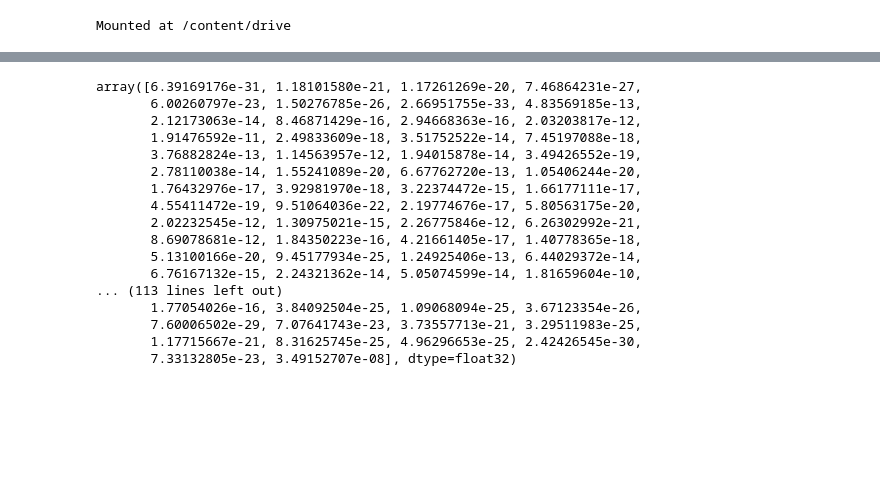
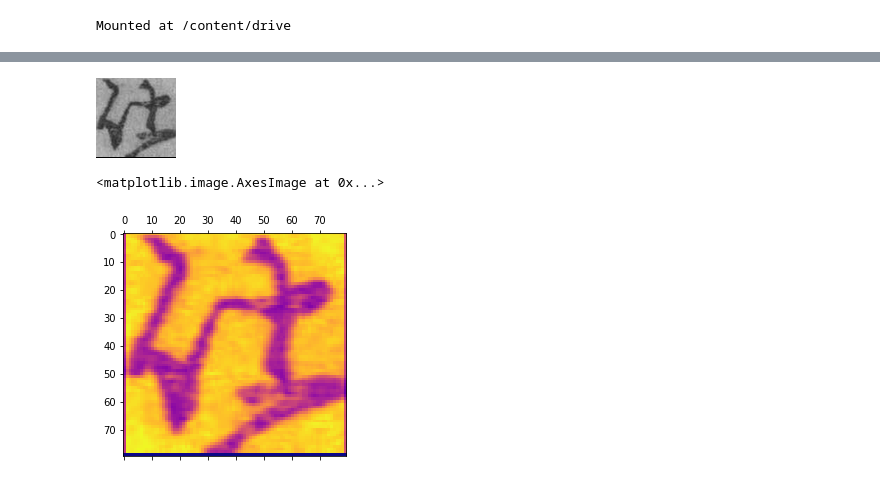
Before and after one commit to stlanier/Flatiron-School-Capstone-Project, a Jupyter notebook: notebooks/3_baseline_cnn.ipynb, the cells around one changed output, grey strips where cells are left out. Drawn from its saved outputs; the diff is of its cells as text; code cells hidden in the pictures; blank space fills up the shorter version.

Commit message:
updated transfer learning and fcn; new visualizations in baseline model

```diff
--- a/notebooks/3_baseline_cnn.ipynb
+++ b/notebooks/3_baseline_cnn.ipynb
@@ -20,10 +24,10 @@ Mounted at /content/drive
 # with open('../data/resize/y.pkl', 'rb') as fp:
 #     y = pickle.load(fp)
 # %%
-with open('/content/drive/My Drive/Data/resize/X_80.pkl', 'rb') as fp:
+with open('/content/drive/My Drive/Data/padded/X_padded_80.pkl', 'rb') as fp:
   X_80 = pickle.load(fp)
 
 with open('/content/drive/My Drive/Data/resize/y.pkl', 'rb') as fp:
-  y = pickle.load(fp)
+  y_classes = pickle.load(fp)
 # %%
-y = np.array(pd.get_dummies(y))
+y = np.array(pd.get_dummies(y_classes))
@@ -140,21 +136,6 @@ visualize_training_results(history)
+# %%
+X_80_test[200]
+# %% [output]
+[figure, added]
 # %%
-yhat_test = model.predict(np.array(X_80_test).reshape(-1,80,80,1))
-yhat_test[0]
+activations = activation_model.predict(np.asarray(X_80_test[200]).reshape(80,80,1))
-# %% [output]
-array([6.39169176e-31, 1.18101580e-21, 1.17261269e-20, 7.46864231e-27,
-       6.00260797e-23, 1.50276785e-26, 2.66951755e-33, 4.83569185e-13,
-       2.12173063e-14, 8.46871429e-16, 2.94668363e-16, 2.03203817e-12,
-       1.91476592e-11, 2.49833609e-18, 3.51752522e-14, 7.45197088e-18,
-       3.76882824e-13, 1.14563957e-12, 1.94015878e-14, 3.49426552e-19,
-       2.78110038e-14, 1.55241089e-20, 6.67762720e-13, 1.05406244e-20,
-       1.76432976e-17, 3.92981970e-18, 3.22374472e-15, 1.66177111e-17,
-       4.55411472e-19, 9.51064036e-22, 2.19774676e-17, 5.80563175e-20,
-       2.02232545e-12, 1.30975021e-15, 2.26775846e-12, 6.26302992e-21,
-       8.69078681e-12, 1.84350223e-16, 4.21661405e-17, 1.40778365e-18,
-       5.13100166e-20, 9.45177934e-25, 1.24925406e-13, 6.44029372e-14,
-       6.76167132e-15, 2.24321362e-14, 5.05074599e-14, 1.81659604e-10,
-... (113 lines left out)
-       1.77054026e-16, 3.84092504e-25, 1.09068094e-25, 3.67123354e-26,
-       7.60006502e-29, 7.07641743e-23, 3.73557713e-21, 3.29511983e-25,
-       1.17715667e-21, 8.31625745e-25, 4.96296653e-25, 2.42426545e-30,
-       7.33132805e-23, 3.49152707e-08], dtype=float32)
@@ -160,0 +146,5 @@ array([6.39169176e-31, 1.18101580e-21, 1.17261269e-20, 7.46864231e-27,
+# %%
+plt.matshow(activations[1][:, :, 0, 10], cmap='plasma')
+# %% [output]
+<matplotlib.image.AxesImage at 0x...>
+[figure, added]
```
Also changed, not shown: parts of 29 cells of this notebook, 9 other files.
